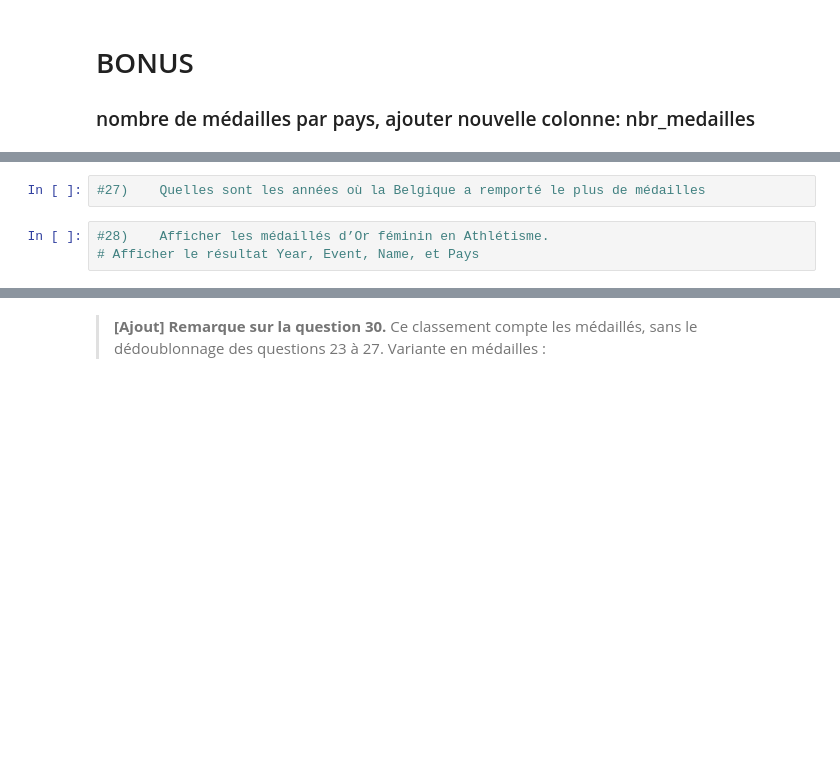
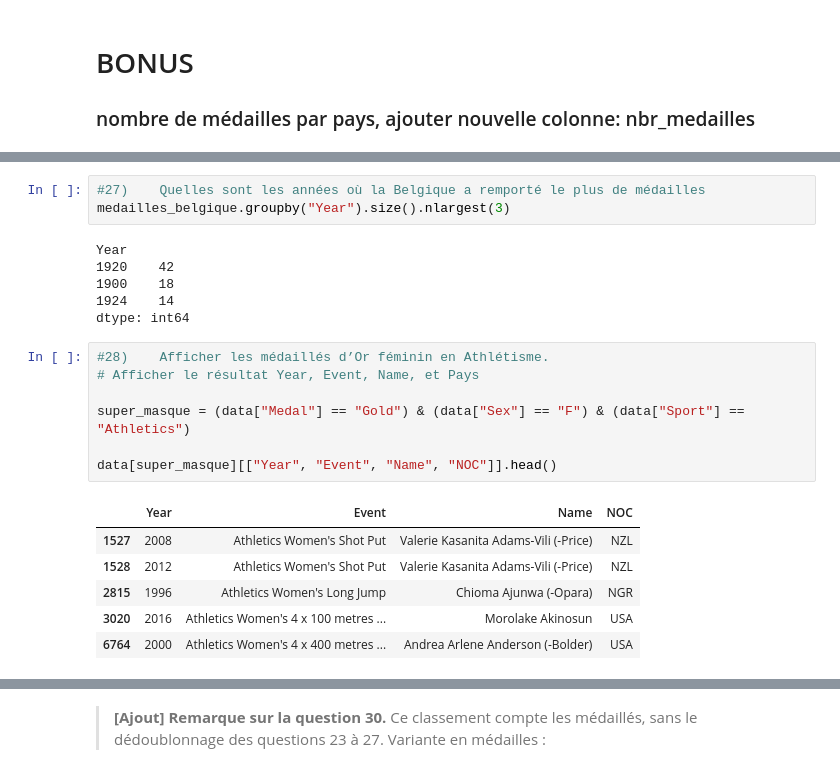
Before and after one commit to Davit-Ners-Bstorm/TECHNOFUTUR-DEV-IA-pandas, a Jupyter notebook: exo_jo.ipynb, the cells around one changed output, grey strips where cells are left out. Drawn from its saved outputs; the diff is of its cells as text; blank space fills up the shorter version.

```diff
--- a/exo_jo.ipynb
+++ b/exo_jo.ipynb
@@ -262,7 +300,25 @@ data.loc[masque_gold, :].sort_values("Name", ascending=True).head()
 # %%
 #27)	Quelles sont les années où la Belgique a remporté le plus de médailles
+medailles_belgique.groupby("Year").size().nlargest(3)
+# %% [output]
+Year
+1920    42
+1900    18
+1924    14
+dtype: int64
 # %%
 #28)	Afficher les médaillés d’Or féminin en Athlétisme.
 # Afficher le résultat Year, Event, Name, et Pays
+
+super_masque = (data["Medal"] == "Gold") & (data["Sex"] == "F") & (data["Sport"] == "Athletics")
+
+data[super_masque][["Year", "Event", "Name", "NOC"]].head()
+# %% [output]
+|  | Year | Event | Name | NOC |
+| 1527 | 2008 | Athletics Women's Shot Put | Valerie Kasanita Adams-Vili (-Price) | NZL |
+| 1528 | 2012 | Athletics Women's Shot Put | Valerie Kasanita Adams-Vili (-Price) | NZL |
+| 2815 | 1996 | Athletics Women's Long Jump | Chioma Ajunwa (-Opara) | NGR |
+| 3020 | 2016 | Athletics Women's 4 x 100 metres ... | Morolake Akinosun | USA |
+| 6764 | 2000 | Athletics Women's 4 x 400 metres ... | Andrea Arlene Anderson (-Bolder) | USA |
 # %%
 #29)	Combien y a-t-il de sport par année
```
Also changed, not shown: parts of 12 cells of this notebook.
